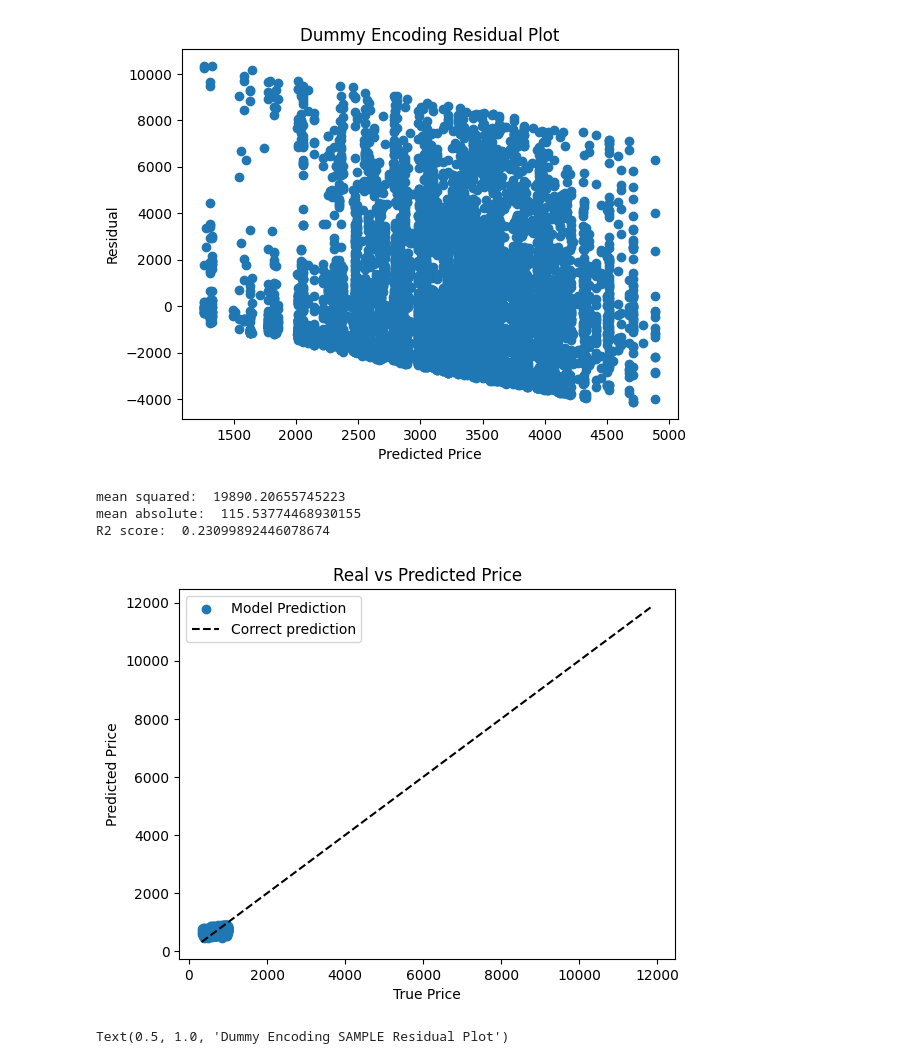
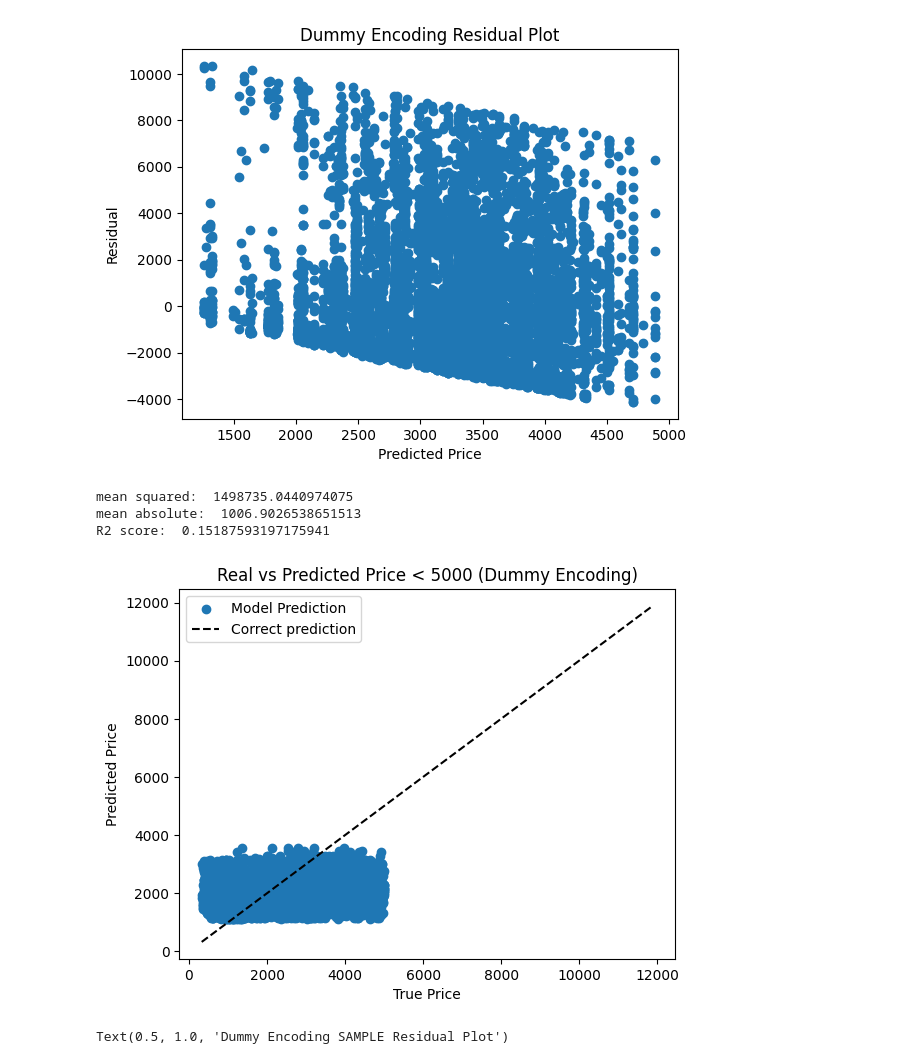
Before and after one commit to AvyayaJha/Diamonds-Research-Project, a Jupyter notebook: Diamonds_Research_Project.ipynb, the cells around one changed output. Saved outputs shown, nothing was run; the diff lists cells and outputs as text; code cells hidden in the pictures.

```diff
--- a/Diamonds_Research_Project.ipynb
+++ b/Diamonds_Research_Project.ipynb
@@ -482,7 +480,7 @@ Text(0.5, 1.0, 'Ordinal Encoding Residual Plot')
 # <5k PRICE ORDINAL ENCODING LINEAR REGRESSION ML MODEL
 
 #setting values
-df_sample = df[df['price'] < 1000]
+df_sample = df[df['price'] < 5000]
 features_sample = df_sample[['cut encoded','color encoded','clarity encoded']]
 label_sample = df_sample['price']
 
@@ -511,7 +509,7 @@ plt.plot([MIN_VALUE, MAX_VALUE], [MIN_VALUE, MAX_VALUE], '--k', label="Correct p
 #labels for graph
 plt.xlabel('True Price')
 plt.ylabel('Predicted Price')
-plt.title("Real vs Predicted Price")
+plt.title("Real vs Predicted Price < 5000 (Ordinal Encoding)")
 plt.legend()
 
 #Evaluating the Model
@@ -642,7 +640,7 @@ Text(0.5, 1.0, 'Dummy Encoding Residual Plot')
 # <5k PRICE DUMMY ENCODING LINEAR REGRESSION ML MODEL
 
 #setting values
-df_sample = df[df['price'] < 1000]
+df_sample = df[df['price'] < 5000]
 features_sample = df_sample[['clarity 1','clarity 2','clarity 3','clarity 4','clarity 5','clarity 6','clarity 7',
                'color 1','color 2','color 3','color 4','color 5','color 6','cut 1','cut 2','cut 3','cut 4']]
 label_sample = df_sample['price']
@@ -654,38 +652,38 @@ X_train_sample, X_test_sample, y_train_sample, y_test_sample = model_selection.t
 
 #initialize model
 lr_model = LinearRegression()
 
 #fit model
 lr_model.fit(X_train_sample, y_train_sample)
 
 #test model on test data
 pred_sample = lr_model.predict(X_test_sample)
 
 #Plot model predictions
 plt.scatter(y_test_sample, pred_sample, label = 'Model Prediction')
 
 #Plot correct predictions
 MIN_VALUE = df['price'].min()
 MAX_VALUE = df['price'].max()
 plt.plot([MIN_VALUE, MAX_VALUE], [MIN_VALUE, MAX_VALUE], '--k', label="Correct prediction")
 
 #labels for graph
 plt.xlabel('True Price')
 plt.ylabel('Predicted Price')
-plt.title("Real vs Predicted Price")
+plt.title("Real vs Predicted Price < 5000 (Dummy Encoding)")
 plt.legend()
 
 #Evaluating the Model
 print('mean squared: ', mean_squared_error(y_test_sample, pred_sample))
 print('mean absolute: ', mean_absolute_error(y_test_sample, pred_sample)) #model is off on average by $1006
 print('R2 score: ', r2_score(y_test_sample, pred_sample))
 #seems like there is a very weak positive coorelation,
 #which makes me think that for cheaper diamonds (that are usually small/lower carat) color, clarity, and cut don't matter much more than expensive diamonds
 # %% [output]
-mean squared:  19890.20655745223
-mean absolute:  115.53774468930155
-R2 score:  0.23099892446078674
+mean squared:  1498735.0440974075
+mean absolute:  1006.9026538651513
+R2 score:  0.15187593197175941
-[figure, old version]
+[figure, new version]
 # %%
 residuals_sample = y_test_sample - pred_sample
 plt.scatter(pred_sample, residuals_sample)
```
Also changed, not shown: parts of 12 cells of this notebook.
